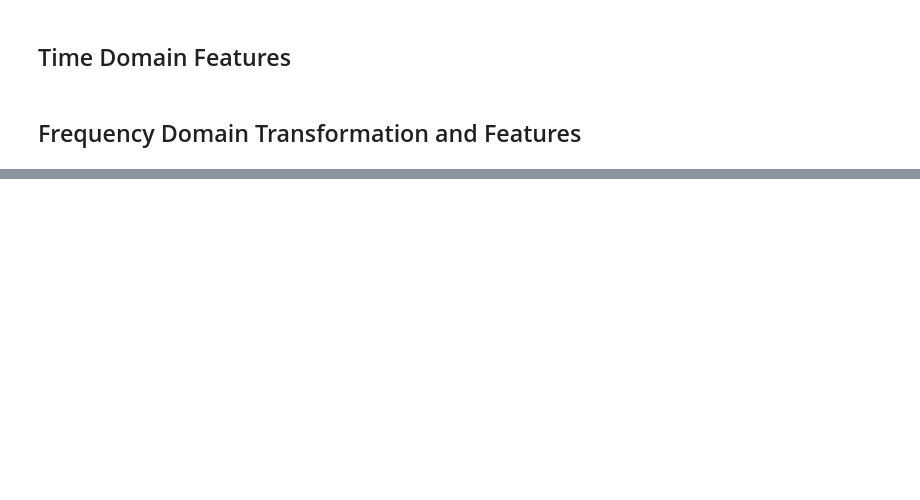
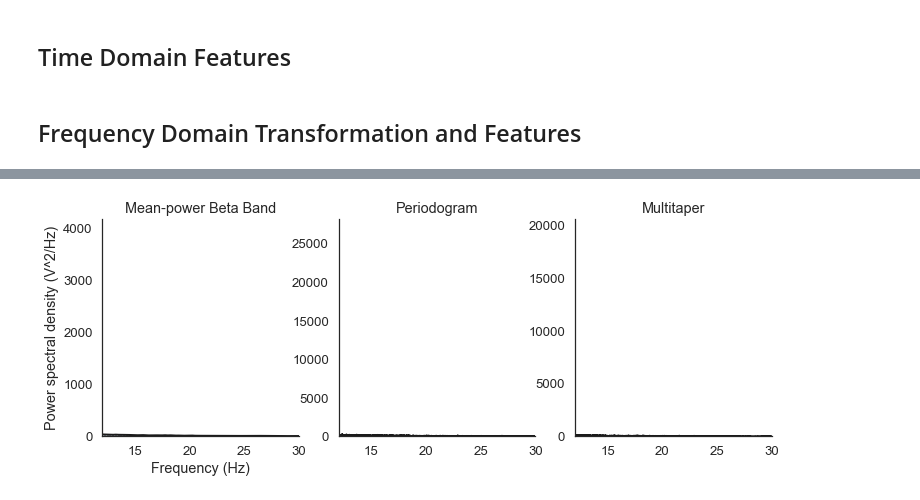
Before and after one commit to elifozkn/EEG-Burst-Suppression-Analysis, a Jupyter notebook: EEG-BS.ipynb, the cells around one changed output, grey strips where cells are left out. Cells and saved outputs as stored; diff of their text form; code cells hidden in the pictures; blank space fills up the shorter version.

```diff
--- a/EEG-BS.ipynb
+++ b/EEG-BS.ipynb
@@ -139,11 +138,11 @@ Ready.
 def remove_zero_times(raw_array,patient_ids) :
     res = raw_array.copy()
     for i in raw_array:
-        if raw_array[i].n_times == 0:
+        if raw_array[i].n_times == 0 or raw_array[i].n_times == 1:
             del res[i]
             patient_ids.remove(i)
 
-    return res
+    return res,patient_ids
 # %%
-eeg_india_250= remove_zero_times(eeg_InDia_250,patients_250_ids)
-eeg_india_256 = remove_zero_times(eeg_InDia_256,patients_256_ids)
+eeg_india_250, patients_250_ids= remove_zero_times(eeg_InDia_250,patients_250_ids)
+eeg_india_256, patients_256_ids = remove_zero_times(eeg_InDia_256,patients_256_ids)
@@ -155,3 +149,7 @@ ValueError: list.remove(x): x not in list
+# %%
+eeg_india = {}
+eeg_india.update(eeg_india_250)
+eeg_india.update(eeg_india_256)
 # %% [markdown]
 ## Time Domain Features
 # %%
@@ -223,0 +348,3 @@ ValueError: If n_per_seg is None n_fft is not allowed to be > n_times. If you wa
+# %%
+plot_spectrum_methods(eeg_india[2].get_data()[2], 250, 4, band=[12,30], dB=False)
+# %% [output]
@@ -223,0 +354 @@ ValueError: If n_per_seg is None n_fft is not allowed to be > n_times. If you wa
+[figure, added]
```
Also changed, not shown: parts of 17 cells of this notebook, 4 other files.
